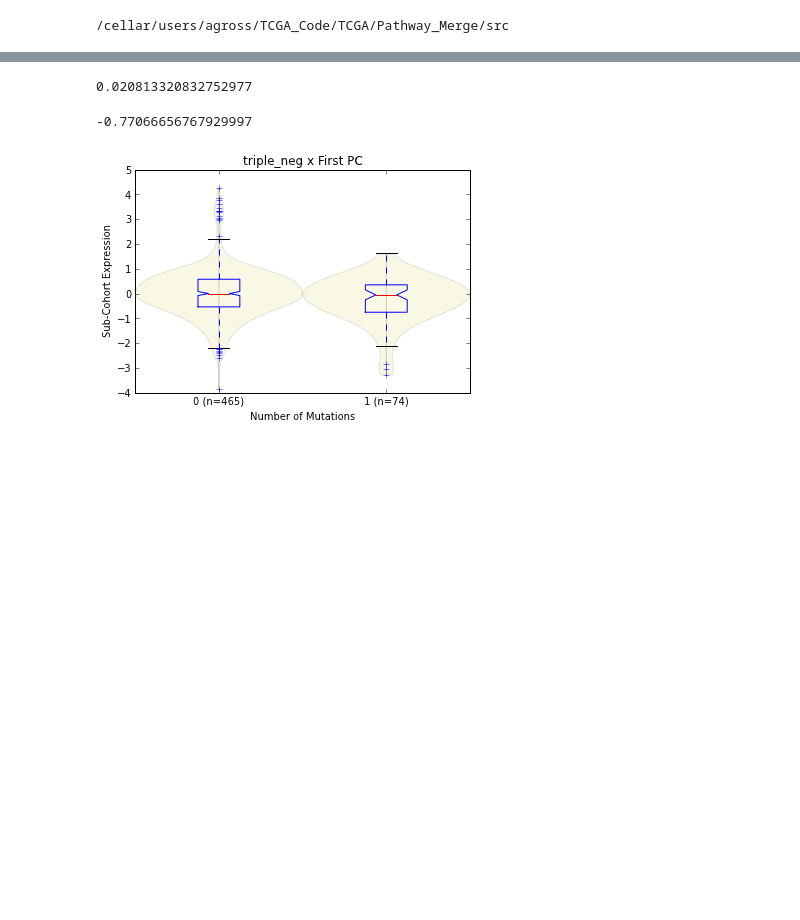
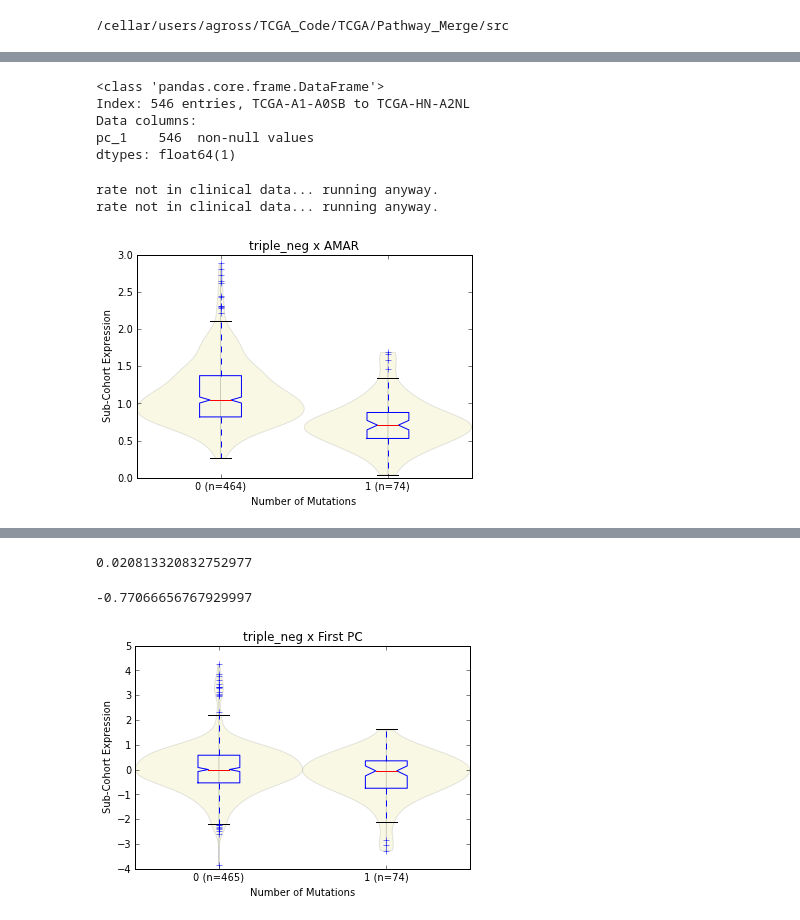
Before and after one commit to theandygross/TCGA, a Jupyter notebook: Pathway_Merge/Notebooks/Add_tests-Copy0.ipynb, the cells around one changed output, grey strips where cells are left out. Cells and saved outputs as stored; diff of their text form; code cells hidden in the pictures; blank space fills up the shorter version.

```diff
--- a/Pathway_Merge/Notebooks/Add_tests-Copy0.ipynb
+++ b/Pathway_Merge/Notebooks/Add_tests-Copy0.ipynb
@@ -18,7 +18,6 @@ pathway_file = '/cellar/users/agross/Data/GeneSets/c2.cp.v3.0.symbols_edit.csv'
 gene_sets, gene_lookup = read_in_pathways(pathway_file)
 cancers = os.listdir(firehose_path + 'analyses__' + date_)
 # %%
-cancer = 'BRCA'
+cancer = 'OV'
 data_path = firehose_path + 'analyses__' + date_ + '/' + cancer + '/' + date + '/'
-#cancer = ClinicalObject(cancer, data_path, gene_sets, data_type='amplification')
-#cancer.filter_bad_pathways(gene_lookup)
+cancer = ClinicalObject(cancer, data_path, gene_sets, data_type='expression', drop_pc=True)
@@ -24,0 +47,17 @@ data_path = firehose_path + 'analyses__' + date_ + '/' + cancer + '/' + date + '
+# %%
+DataFrame(dict(pc_1=pc_1))
+# %% [output]
+<class 'pandas.core.frame.DataFrame'>
+Index: 546 entries, TCGA-A1-A0SB to TCGA-HN-A2NL
+Data columns:
+pc_1    546  non-null values
+dtypes: float64(1)
+# %%
+p,q = run_tests(cancer.tests, DataFrame(dict(pc_1=pc_1)).T)
+# %% [output]
+rate not in clinical data... running anyway.
+rate not in clinical data... running anyway.
+# %%
+violin_plot_pandas(cancer.clinical.triple_neg, cancer.clinical.AMAR);
+# %% [output]
+[figure, added]
```
Also changed, not shown: parts of 8 cells of this notebook, 7 other files.
